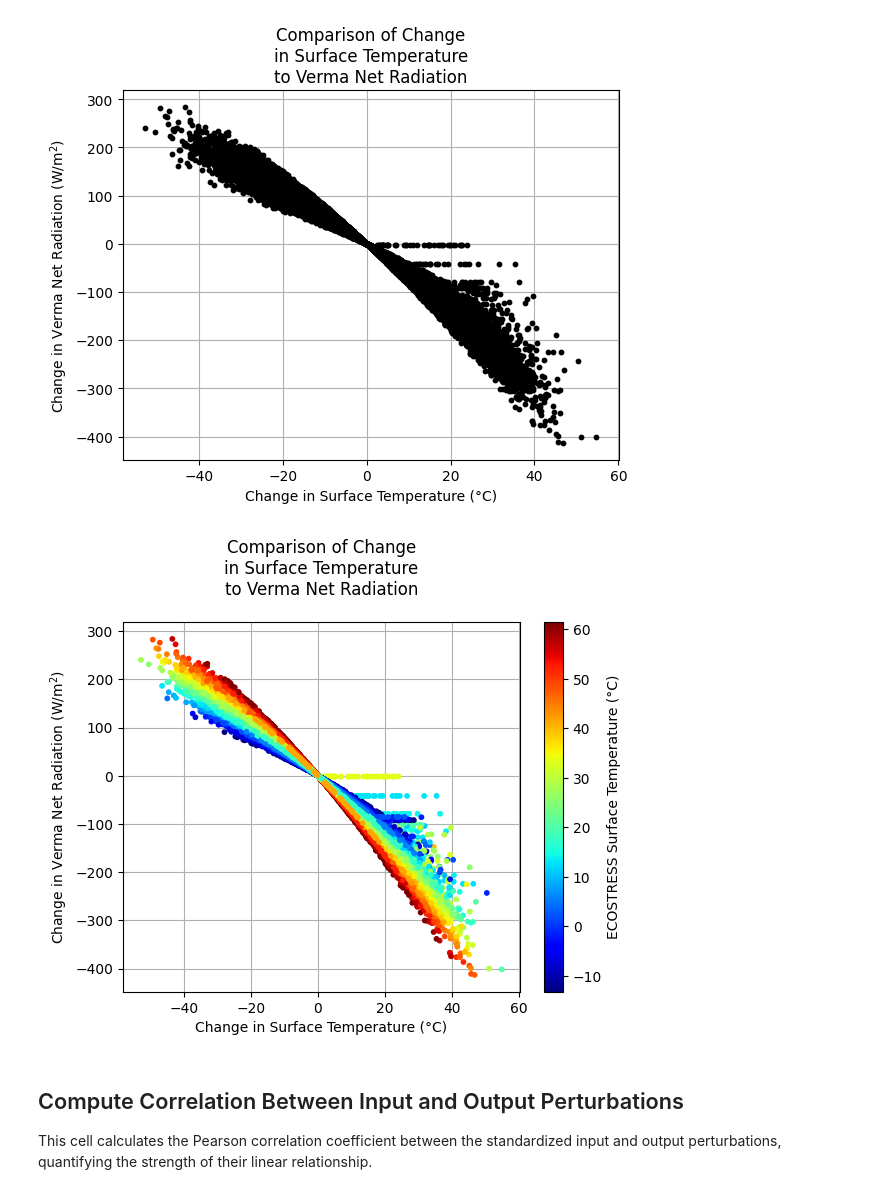
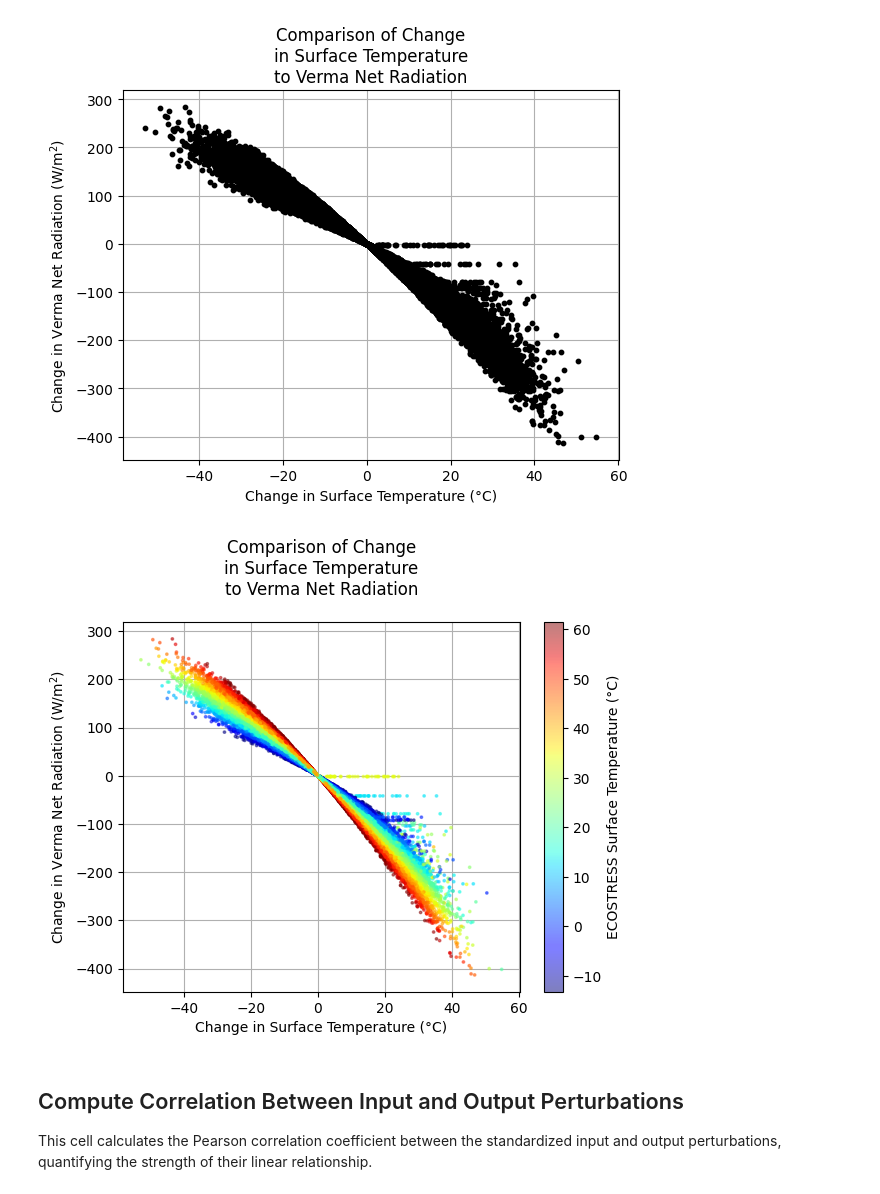
Before and after one commit to gregory-halverson-jpl/verma-net-radiation, a Jupyter notebook: notebooks/Verma Net Radiation Sensitivity with ECOv002 Cal-Val.ipynb, the cells around one changed output. Cells and saved outputs as stored; diff of their text form; code cells hidden in the pictures.

Commit message:
plots for sensitivity presentation

```diff
--- a/notebooks/Verma Net Radiation Sensitivity with ECOv002 Cal-Val.ipynb
+++ b/notebooks/Verma Net Radiation Sensitivity with ECOv002 Cal-Val.ipynb
@@ -284,25 +284,26 @@ plt.show()
 # %%
 sc = plt.scatter(
     x=results.input_perturbation,
     y=results.output_perturbation,
     c=results.input_unperturbed,
     color=None,
     cmap="jet",
-    s=10,
+    s=3,
+    alpha=0.5,
     zorder=5
 )
 
 plt.grid(True, zorder=0)
 plt.xlabel("Change in Surface Temperature (°C)")
 plt.ylabel("Change in Verma Net Radiation (W/m$^2$)")
 plt.title("Comparison of Change\nin Surface Temperature\nto Verma Net Radiation", pad=20)
 plt.colorbar(sc, label="ECOSTRESS Surface Temperature (°C)")
 plt.savefig("Comparison of Change in Surface Temperature to Verma Net Radiation.jpeg", format='jpeg', bbox_inches='tight')
 plt.savefig("Comparison of Change in Surface Temperature to Verma Net Radiation.svg", format='svg', bbox_inches='tight')
 
 plt.show()
 # %% [output]
-[figure, old version]
+[figure, new version]
 # %% [markdown]
 ## Compute Correlation Between Input and Output Perturbations
 
```
Also changed, not shown: 2 other files.
